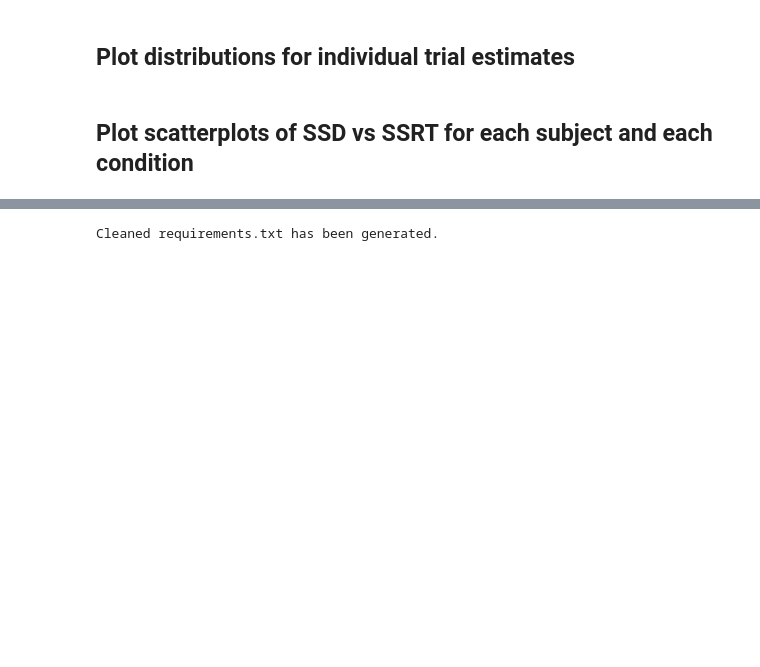
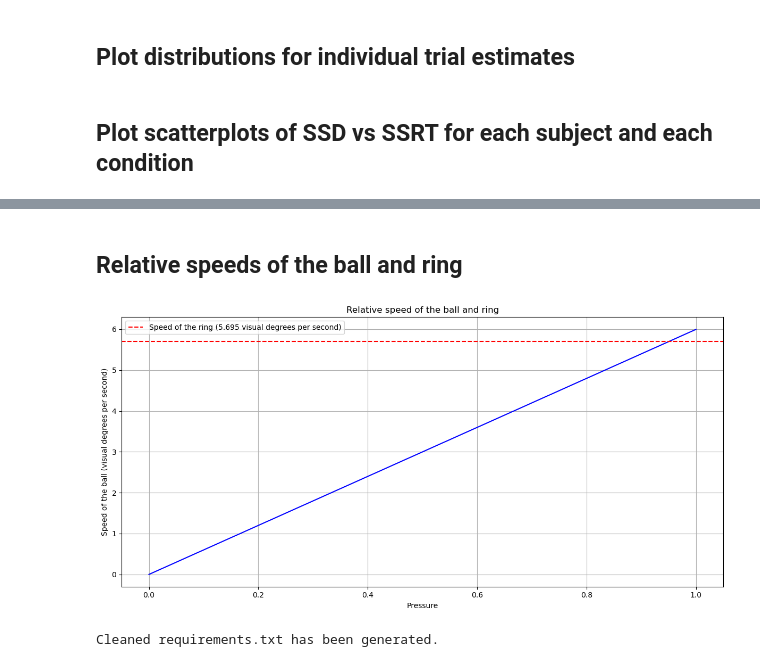
Before and after one commit to kriti-ach/SharedControlPaper, a Jupyter notebook: notebooks/analysis/shared_control_analysis.ipynb, the cells around one changed output, grey strips where cells are left out. Cells and saved outputs as stored; diff of their text form; code cells hidden in the pictures; blank space fills up the shorter version.

```diff
--- a/notebooks/analysis/shared_control_analysis.ipynb
+++ b/notebooks/analysis/shared_control_analysis.ipynb
@@ -1296,5 +1457,36 @@ Mean Correlation for non_ai: -0.17
 Mean Correlation for ai: -0.19
 Mean Correlation for ai_ai: -0.18
+# %% [markdown]
+## Relative speeds of the ball and ring
+# %%
+# Generate an array of pressure values between 0 and 1
+pressures = np.linspace(0, 1, 100)  # 100 evenly spaced values between 0 and 1
+
+# Calculate visual degrees per second
+degrees_per_loop = pressures * 0.1  # Convert pressure to visual degrees per loop
+loops_per_second = 1 / 0.01668  # Calculate how many loops fit into one second
+visual_degrees_per_second = degrees_per_loop * loops_per_second  # Convert to degrees per second
+
+# Create the plot
+plt.figure(figsize=(12, 6))
+plt.plot(pressures, visual_degrees_per_second, color='blue')
+plt.title('Relative speed of the ball and ring')
+plt.xlabel('Pressure')
+plt.ylabel('Speed of the ball (visual degrees per second)')
+plt.grid(True)
+
+# The speed of the ring is 5.695 visual degrees/second
+plt.axhline(y=05.695, color='red', linestyle='--', label='Speed of the ring (5.695 visual degrees per second)')
+
+# Display legend
+plt.legend()
+
+# Show the plot
+plt.tight_layout()
+plt.savefig('figures/relative_speed_of_ball_and_ring')
+plt.show()
+# %% [output]
+[figure, added]
 # %%
 import subprocess
 import re
```
Also changed, not shown: parts of 11 cells of this notebook, 47 other files.
